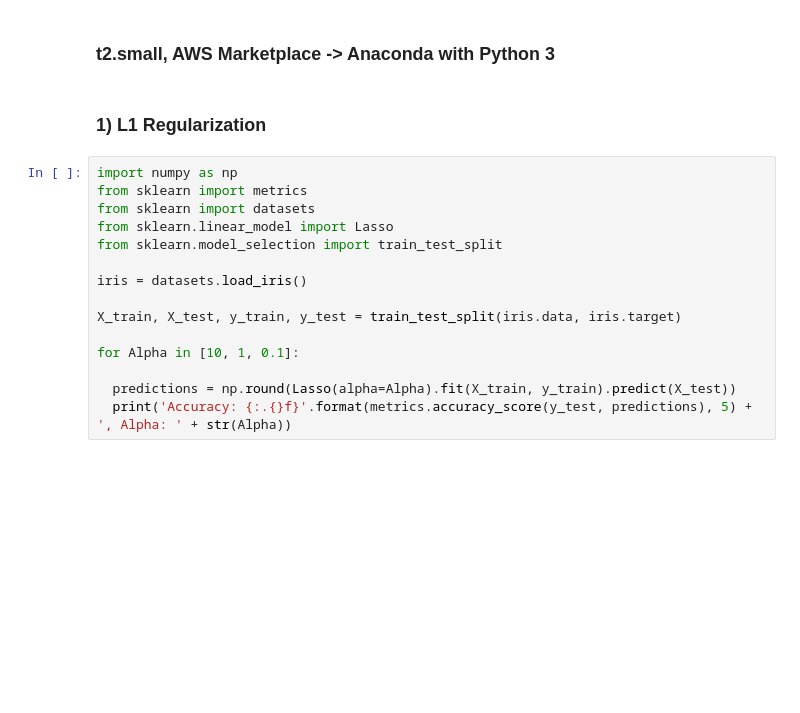
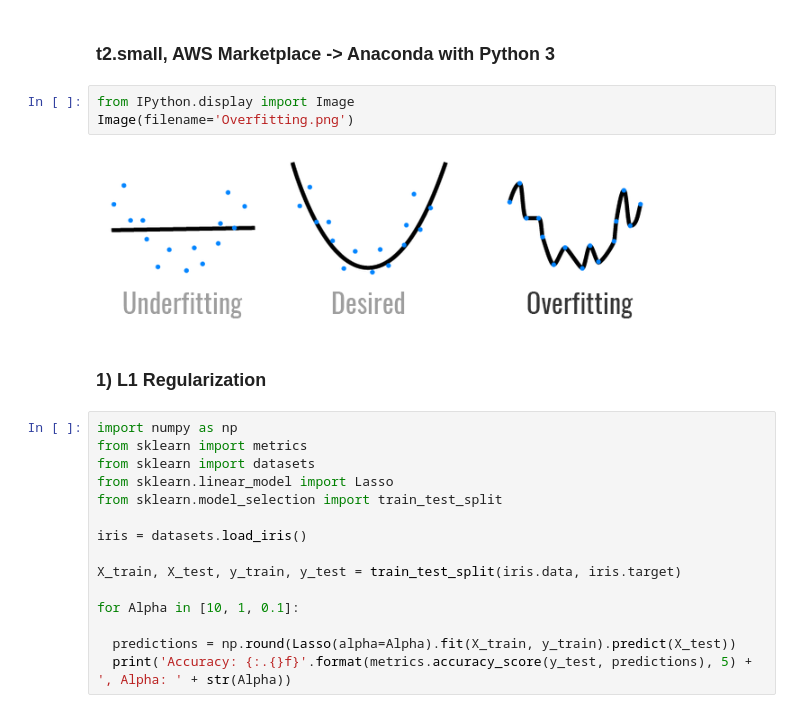
Before and after one commit to geoffreylink/Projects, a Jupyter notebook: 06 Machine Learning/10 Common Ways To Prevent Overfitting in 10 lines.ipynb, the cells around one changed output. Cells and saved outputs as stored; diff of their text form; blank space fills up the shorter version.

Commit message:
updated overfitting

```diff
--- a/06 Machine Learning/10 Common Ways To Prevent Overfitting in 10 lines.ipynb
+++ b/06 Machine Learning/10 Common Ways To Prevent Overfitting in 10 lines.ipynb
@@ -1,5 +1,10 @@
 # %% [markdown]
 ### t2.small, AWS Marketplace -> Anaconda with Python 3
+# %%
+from IPython.display import Image
+Image(filename='Overfitting.png')
+# %% [output]
+[figure, added]
 # %% [markdown]
 ### 1) L1 Regularization
 # %%
```
Also changed, not shown: parts of 5 cells of this notebook, 4 other files.
